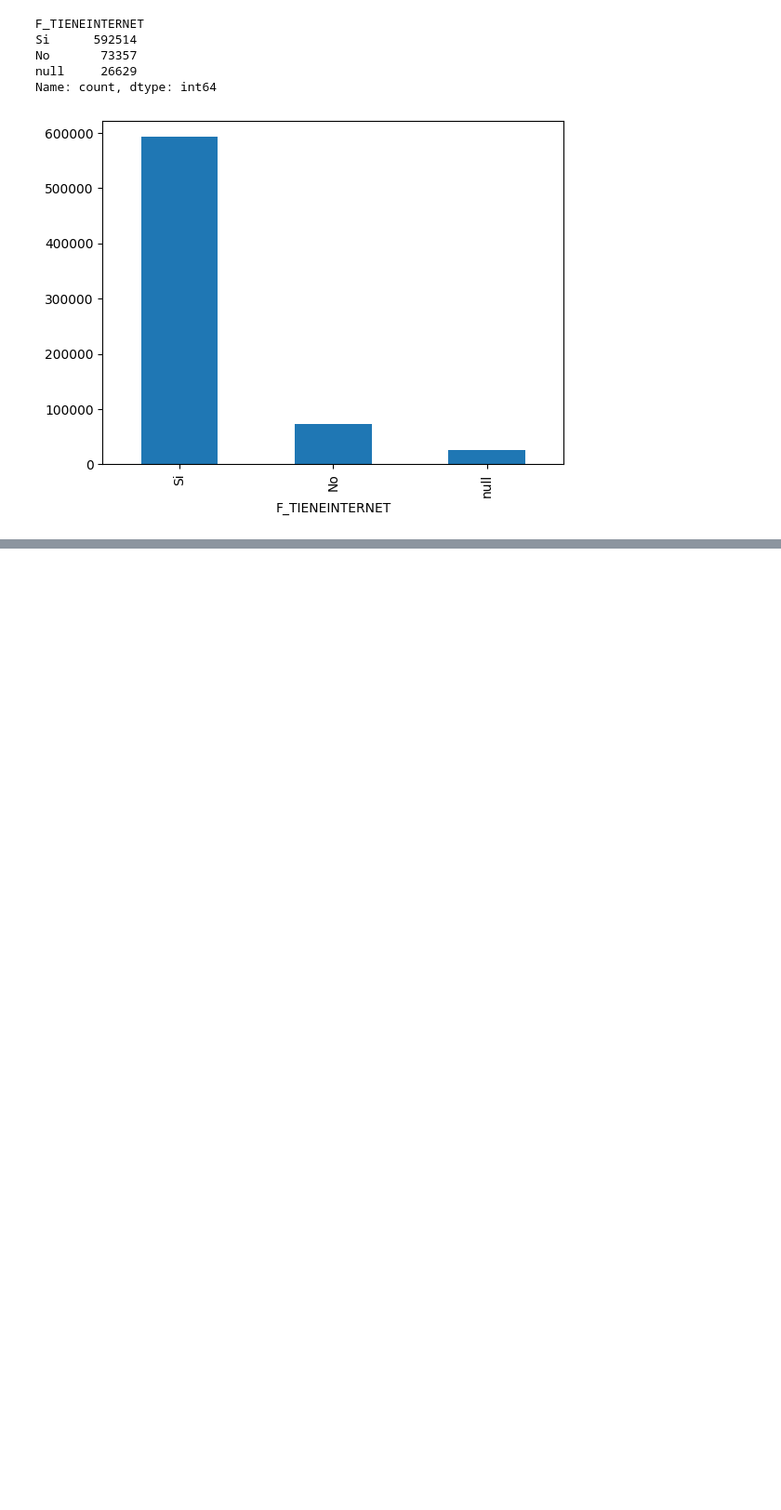
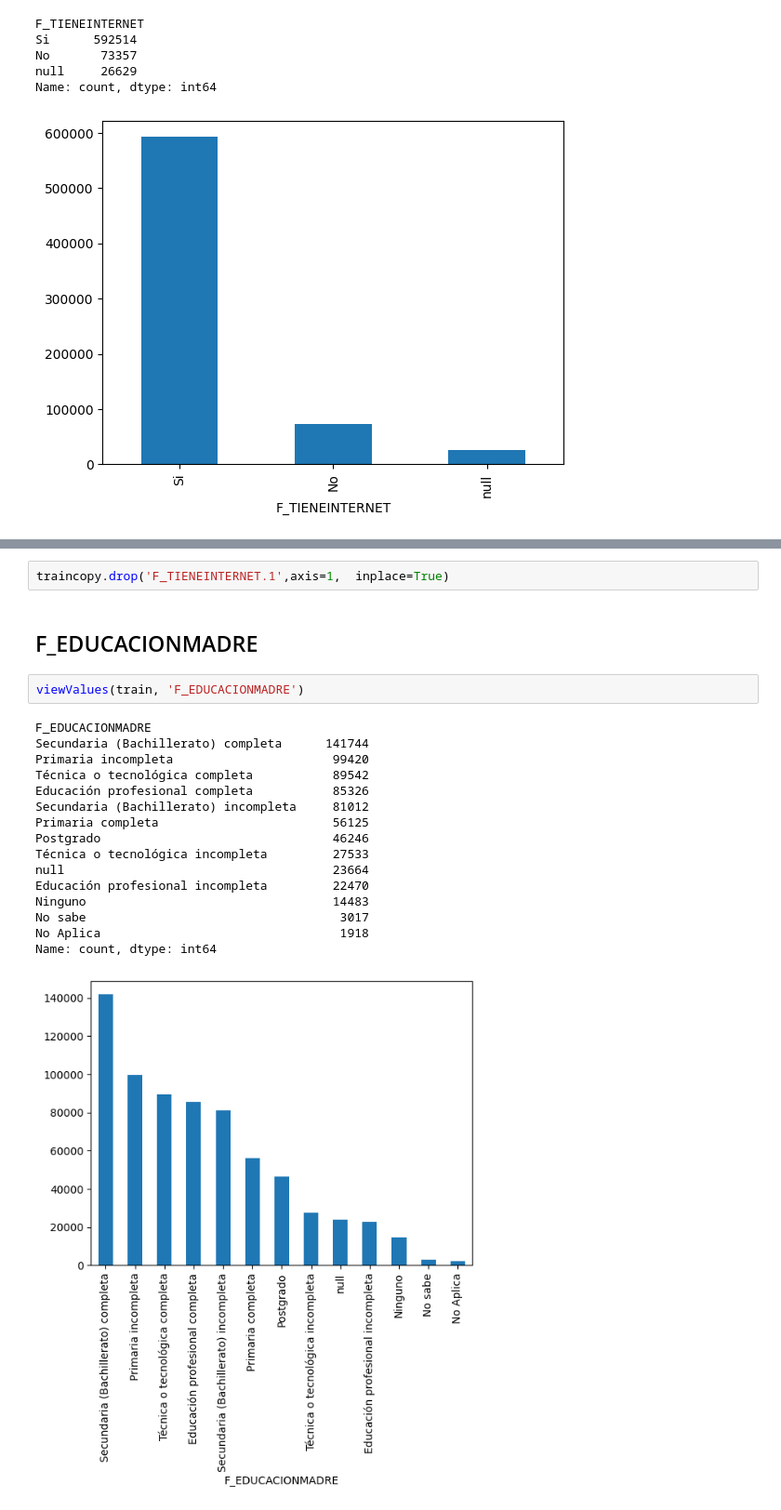
Before and after one commit to Thomascc123/Proyecto-Kaggle-Modelos, a Jupyter notebook: 02 - preprocesado.ipynb, the cells around one changed output, grey strips where cells are left out. Shown at 93% size. Cells and saved outputs as stored; diff of their text form; blank space fills up the shorter version.

```diff
--- a/02 - preprocesado.ipynb
+++ b/02 - preprocesado.ipynb
@@ -471,0 +488,23 @@ np.float64(96.15465703971118)
+# %%
+traincopy.drop('F_TIENEINTERNET.1',axis=1,  inplace=True)
+# %% [markdown]
+## F_EDUCACIONMADRE
+# %%
+viewValues(train, 'F_EDUCACIONMADRE')
+# %% [output]
+F_EDUCACIONMADRE
+Secundaria (Bachillerato) completa      141744
+Primaria incompleta                      99420
+Técnica o tecnológica completa           89542
+Educación profesional completa           85326
+Secundaria (Bachillerato) incompleta     81012
+Primaria completa                        56125
+Postgrado                                46246
+Técnica o tecnológica incompleta         27533
+null                                     23664
+Educación profesional incompleta         22470
+Ninguno                                  14483
+No sabe                                   3017
+No Aplica                                 1918
+Name: count, dtype: int64
+[figure, added]
```
Also changed, not shown: parts of 5 cells of this notebook.
